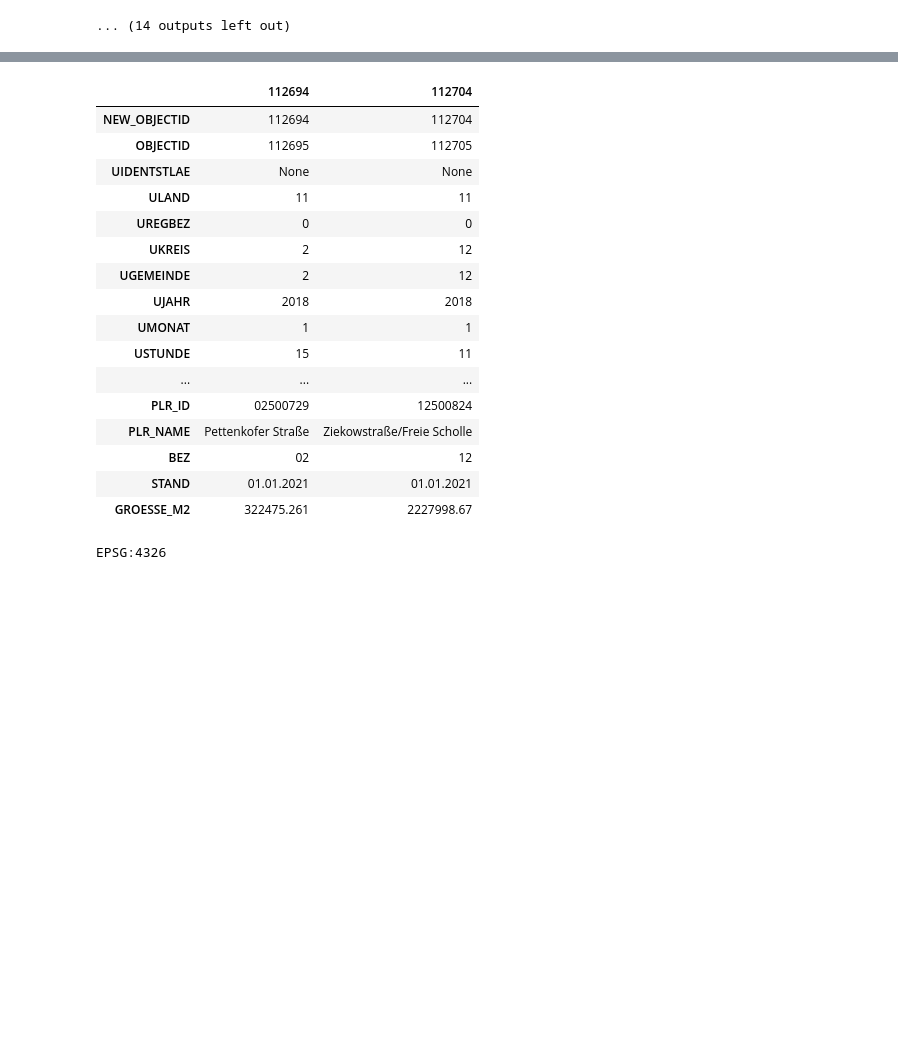
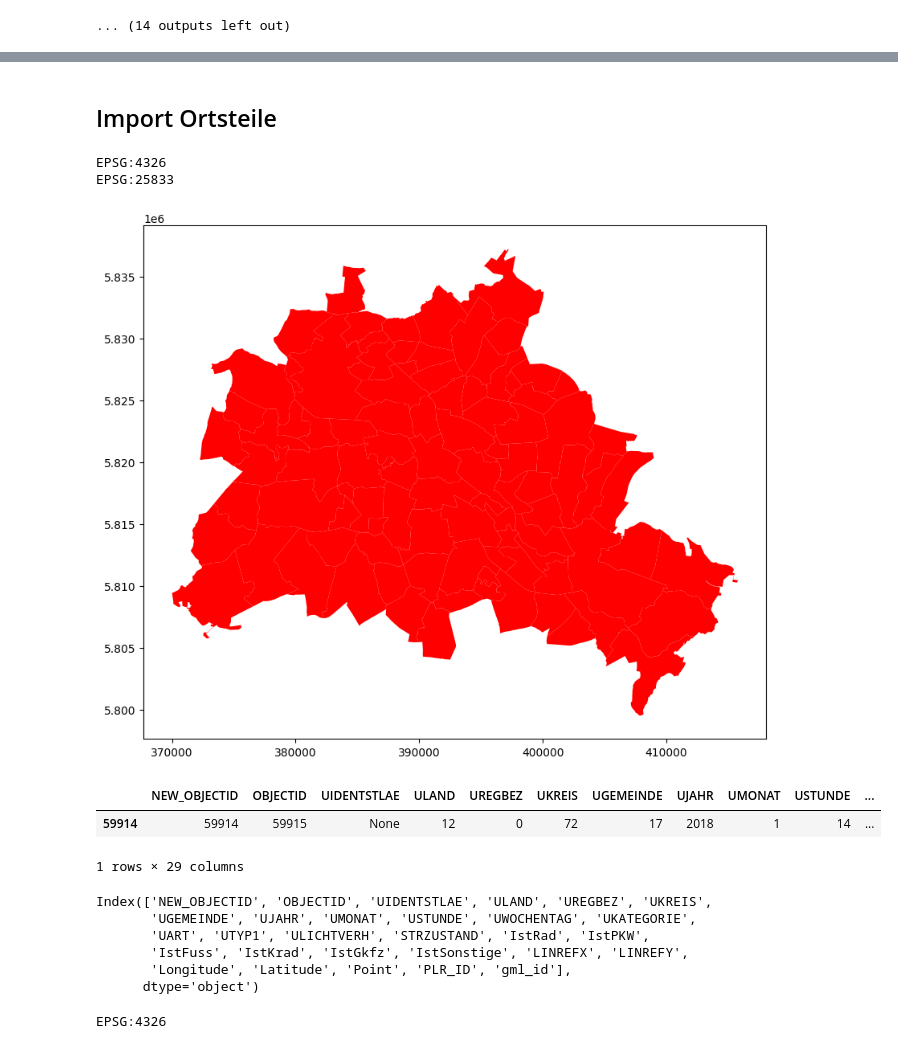
Before and after one commit to DomenicS/berlin-road-accidents, a Jupyter notebook: notebooks/XX_accident_data_v2.ipynb, the cells around one changed output, grey strips where cells are left out. Drawn from its saved outputs; the diff is of its cells as text; code cells hidden in the pictures; blank space fills up the shorter version.

```diff
--- a/notebooks/XX_accident_data_v2.ipynb
+++ b/notebooks/XX_accident_data_v2.ipynb
@@ -173,6 +174,6 @@ from shapely.geometry import Point
 # %%
-berlin_df['Point'] = berlin_df.apply(lambda row: Point(row['Longitude'], row['Latitude']), axis=1)
-accident_gdf = gpd.GeoDataFrame(berlin_df, geometry='Point')
+berlin_brandenb_df['Point'] = berlin_brandenb_df.apply(lambda row: Point(row['Longitude'], row['Latitude']), axis=1)
+accident_gdf = gpd.GeoDataFrame(berlin_brandenb_df, geometry='Point')
 accident_gdf.set_crs(epsg=4326, inplace=True)
 print(accident_gdf.crs)
 accident_25833 = accident_gdf.to_crs('EPSG:25833')
@@ -257,20 +247,30 @@ berlin_lor = gpd.sjoin(accident_25833, LOR_gdf, how='left', op='intersects')
+# %% [markdown]
+## Import Ortsteile
+# %%
+with open(f"../data/input/berlin/lor_ortsteile.geojson", 'r', encoding='utf-8') as f:
+    ortsteile_gdf = gpd.read_file(f)
+# %%
+print(ortsteile_gdf.crs)
+ortsteile_25833 = ortsteile_gdf.to_crs('EPSG:25833')
+print(ortsteile_25833.crs)
+
+
+fig, ax = plt.subplots(figsize=(10, 10))
+ortsteile_25833.plot(ax=ax, color='red', markersize=5)
+
+plt.show()
+# %% [output]
+EPSG:4326
+EPSG:25833
+[figure, added]
+# %%
+berlin_lor = gpd.sjoin(berlin_lor, ortsteile_25833, how='left', op='intersects')
+berlin_lor = berlin_lor.drop(columns=['index_right',
+       'spatial_name', 'spatial_alias', 'spatial_type', 'OTEIL', 'BEZIRK',
+       'FLAECHE_HA'])
 # %%
-berlin_lor.head(2).T
+berlin_lor.head(1)
 # %% [output]
-|  | 112694 | 112704 |
-| NEW_OBJECTID | 112694 | 112704 |
-| OBJECTID | 112695 | 112705 |
-| UIDENTSTLAE | None | None |
-| ULAND | 11 | 11 |
-| UREGBEZ | 0 | 0 |
-| UKREIS | 2 | 12 |
-| UGEMEINDE | 2 | 12 |
-| UJAHR | 2018 | 2018 |
-| UMONAT | 1 | 1 |
-| USTUNDE | 15 | 11 |
-| ... | ... | ... |
-| PLR_ID | 02500729 | 12500824 |
-| PLR_NAME | Pettenkofer Straße | Ziekowstraße/Freie Scholle |
-| BEZ | 02 | 12 |
-| STAND | 01.01.2021 | 01.01.2021 |
-| GROESSE_M2 | 322475.261 | 2227998.67 |
+|  | NEW_OBJECTID | OBJECTID | UIDENTSTLAE | ULAND | UREGBEZ | UKREIS | UGEMEINDE | UJAHR | UMONAT | USTUNDE | ... |
+| 59914 | 59914 | 59915 | None | 12 | 0 | 72 | 17 | 2018 | 1 | 14 | ... |
+1 rows × 29 columns
@@ -279,3 +277,12 @@ berlin_lor = berlin_lor.drop(columns=['index_right', 'PLR_NAME', 'BEZ', 'STAND',
+# %%
+berlin_lor.columns
+# %% [output]
+Index(['NEW_OBJECTID', 'OBJECTID', 'UIDENTSTLAE', 'ULAND', 'UREGBEZ', 'UKREIS',
+       'UGEMEINDE', 'UJAHR', 'UMONAT', 'USTUNDE', 'UWOCHENTAG', 'UKATEGORIE',
+       'UART', 'UTYP1', 'ULICHTVERH', 'STRZUSTAND', 'IstRad', 'IstPKW',
+       'IstFuss', 'IstKrad', 'IstGkfz', 'IstSonstige', 'LINREFX', 'LINREFY',
+       'Longitude', 'Latitude', 'Point', 'PLR_ID', 'gml_id'],
+      dtype='object')
 # %%
 with open(f"../data/input/berlin/Detailnetz-Strassenabschnitte.geojson", 'r', encoding='utf-8') as f:
     strassenabschnitte = gpd.read_file(f)
```
Also changed, not shown: parts of 33 cells of this notebook, 2 other files.
